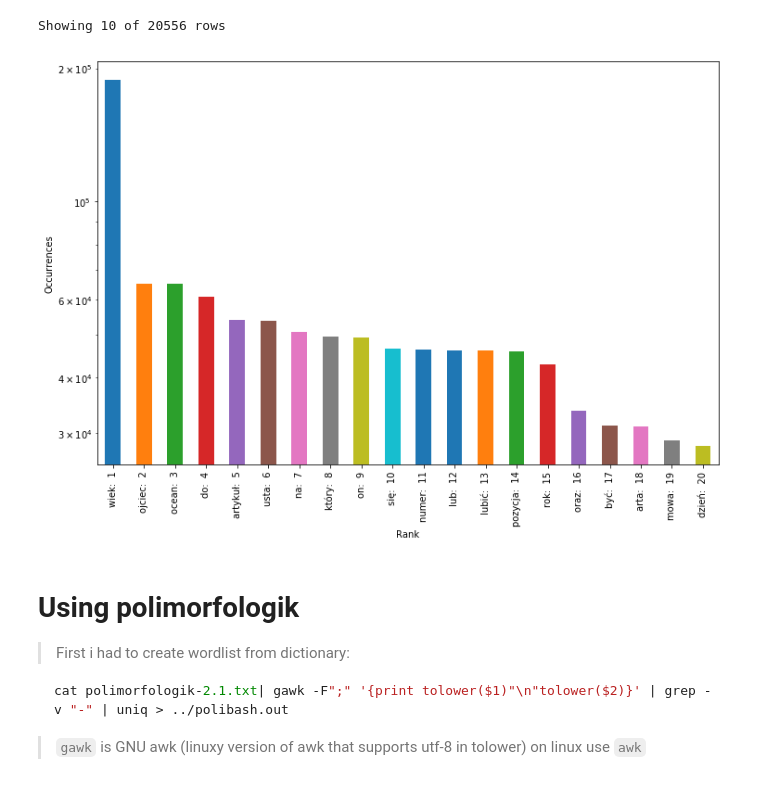
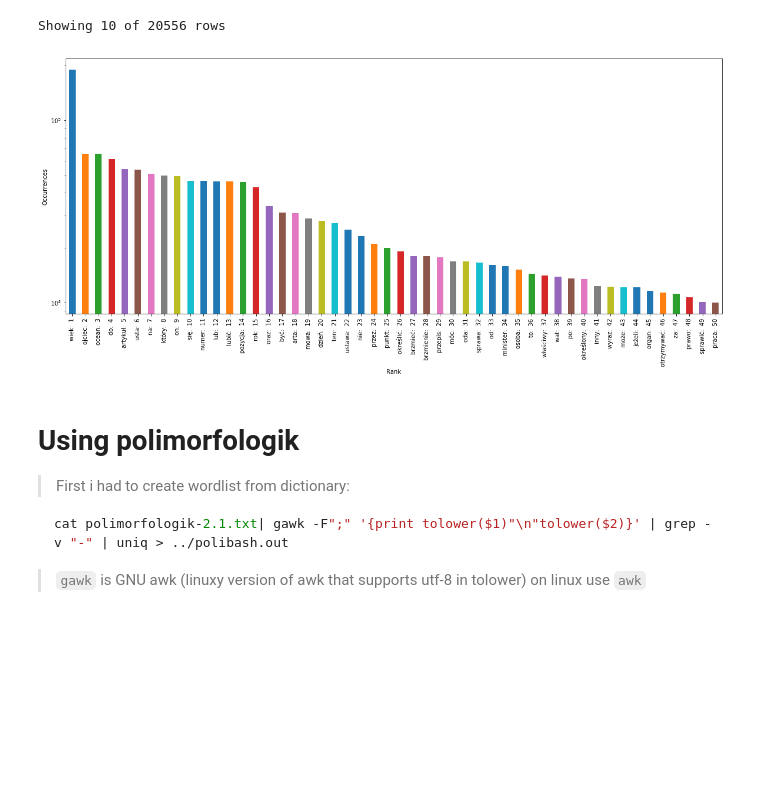
Before and after one commit to JakDar/nlp-lab-2019, a Jupyter notebook: lab3/Lab3.ipynb, the cells around one changed output. Saved outputs shown, nothing was run; the diff lists cells and outputs as text; code cells hidden in the pictures; blank space fills up the shorter version.

Commit message:
enlarged chart

```diff
--- a/lab3/Lab3.ipynb
+++ b/lab3/Lab3.ipynb
@@ -149,24 +149,24 @@ Showing 10 of 20556 rows
 # %%
 import numpy as np
 import pandas as pd
 import matplotlib.pyplot as plt
 
-plot_data = frequency_list.take(20)
+plot_data = frequency_list.take(50)
 freq_series = pd.Series(plot_data.map(lambda x:x[1]).to_list())
 
 x_labels = plot_data.map(lambda x:x[0]).enumerate().map(lambda enum: enum[1] +":  "+ str(enum[0]+1)).to_list()
 
 # Plot the figure.
-plt.figure(figsize=(12, 8))
+plt.figure(figsize=(20, 8))
 ax = freq_series.plot(kind='bar')
 ax.set_xlabel('Rank')
 ax.set_ylabel('Occurrences')
 ax.set_yscale('log')
 ax.set_xticklabels(x_labels)
 
 rects = ax.patches
 # %% [output]
-[figure, old version]
+[figure, new version]
 # %% [markdown]
 # Using polimorfologik
 > First i had to create wordlist from dictionary:
```
